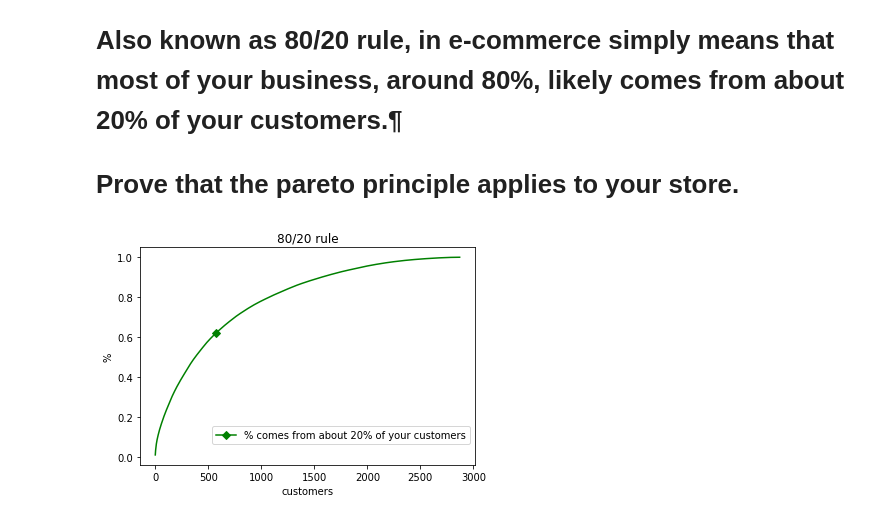
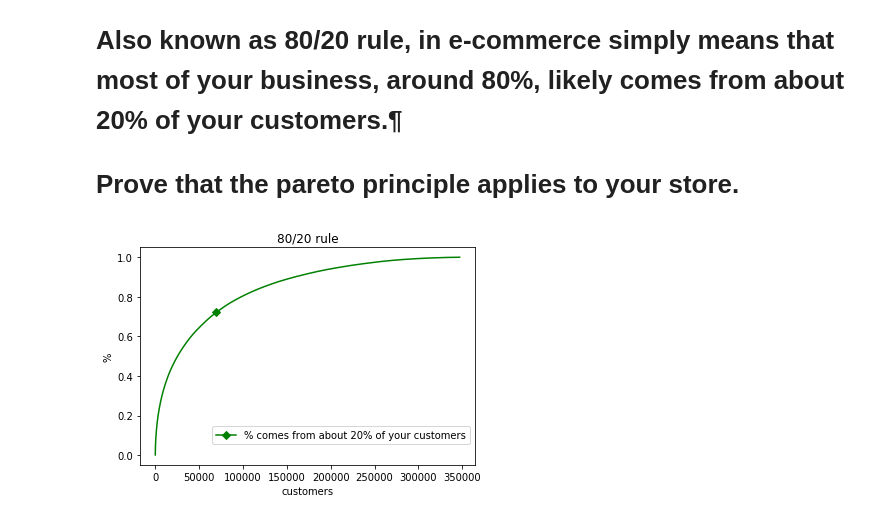
Before and after one commit to SimoneFiorellino/ADM-HW2, a Jupyter notebook: HW2_R7.ipynb, the cells around one changed output. Cells and saved outputs as stored; diff of their text form; code cells hidden in the pictures.

```diff
--- a/HW2_R7.ipynb
+++ b/HW2_R7.ipynb
@@ -8,8 +8,7 @@ import matplotlib.pyplot as plt
 # %%
 dataset = pd.read_csv('2019-Oct.csv', header='infer',
                       parse_dates = ['event_time'],
-                      date_parser=pd.to_datetime,
-                     nrows=200000)
+                      date_parser=pd.to_datetime)
 # %%
 my_sum=0
 length = 0
@@ -24,13 +23,13 @@ for i in x:
 my_array_normalized = [float(i)/max(my_array) for i in my_array]
 # %%
 plt.plot(my_array_normalized, '-gD', markevery=[int(length/100*20)], label='% comes from about 20% of your customers')
-plt.legend(bbox_to_anchor=(1, 0.2))
+plt.legend(bbox_to_anchor=(1, 0.2), loc='upper right')
 plt.xlabel('customers')
 plt.ylabel('%')
 plt.title('80/20 rule')
 plt.show()
 # %% [output]
-[figure, old version]
+[figure, new version]
 # %%
 sum_twenty = my_array[int(length/100*20)-1]
 # %%
```
Also changed, not shown: parts of 3 cells of this notebook, 2 other files.
